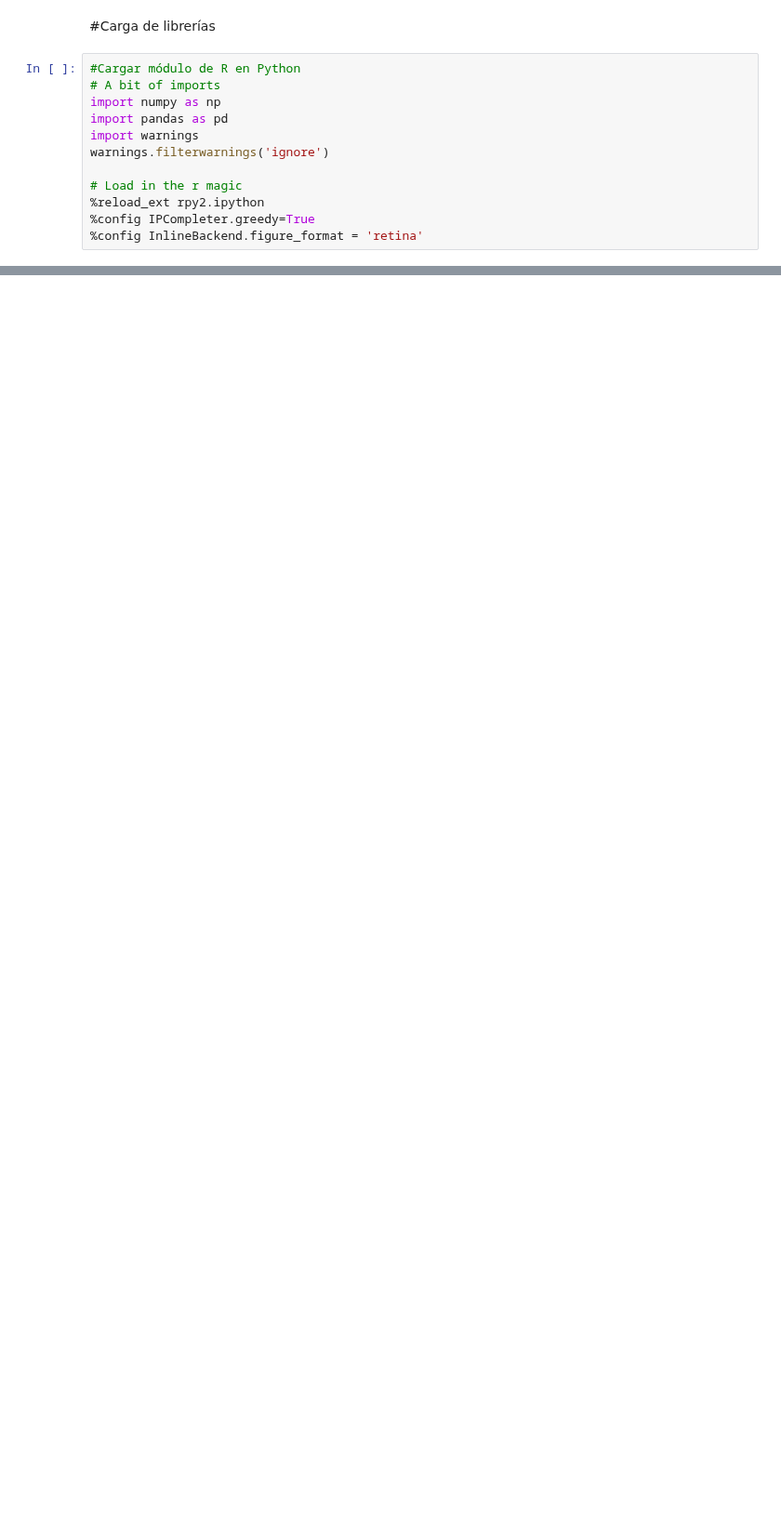
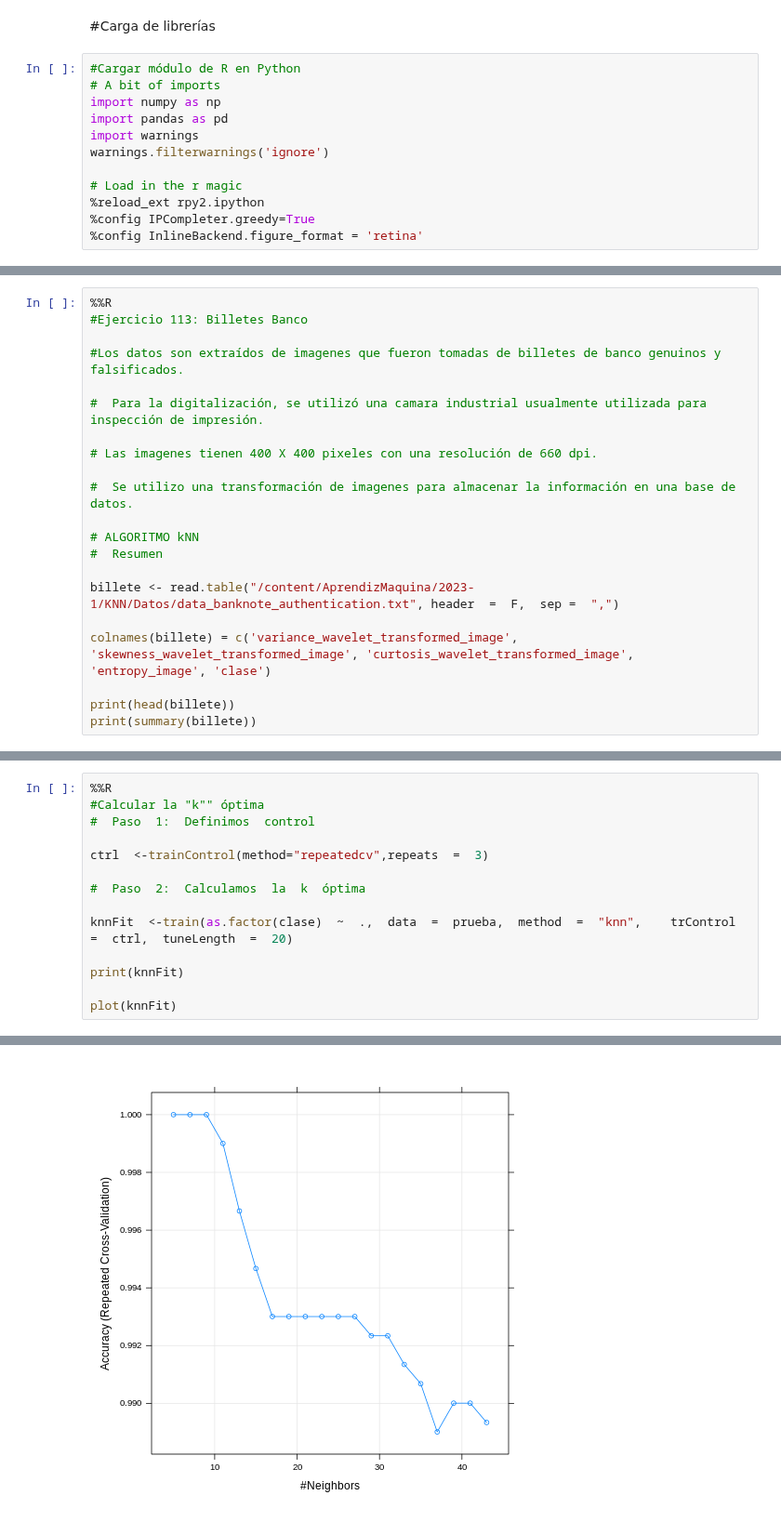
Before and after one commit to pikey-msc/AprendizMaquina, a Jupyter notebook: 2023-1/KNN/KNN.ipynb, the cells around one changed output, grey strips where cells are left out. Shown at 93% size. Saved outputs shown, nothing was run; the diff lists cells and outputs as text; blank space fills up the shorter version.

```diff
--- a/2023-1/KNN/KNN.ipynb
+++ b/2023-1/KNN/KNN.ipynb
@@ -213,0 +281,21 @@ plot(knnFit)
+# %%
+%%R
+#Ejercicio 113: Billetes Banco
+
+#Los datos son extraídos de imagenes que fueron tomadas de billetes de banco genuinos y falsificados.
+
+#  Para la digitalización, se utilizó una camara industrial usualmente utilizada para inspección de impresión.
+
+# Las imagenes tienen 400 X 400 pixeles con una resolución de 660 dpi.
+
+#  Se utilizo una transformación de imagenes para almacenar la información en una base de datos.
+
+# ALGORITMO kNN
+#  Resumen
+
+billete <- read.table("/content/AprendizMaquina/2023-1/KNN/Datos/data_banknote_authentication.txt", header  =  F,  sep =  ",")
+
+colnames(billete) = c('variance_wavelet_transformed_image', 'skewness_wavelet_transformed_image', 'curtosis_wavelet_transformed_image', 'entropy_image', 'clase')
+
+print(head(billete))
+print(summary(billete))
@@ -301,0 +393,15 @@ confusionMatrix(as.factor(p),as.factor(test$V5))
+# %%
+%%R
+#Calcular la "k"" óptima
+#  Paso  1:  Definimos  control
+
+ctrl  <-trainControl(method="repeatedcv",repeats  =  3)
+
+#  Paso  2:  Calculamos  la  k  óptima
+
+knnFit  <-train(as.factor(clase)  ~  .,  data  =  prueba,  method  =  "knn",    trControl  =  ctrl,  tuneLength  =  20)
+
+print(knnFit)
+
+plot(knnFit)
+# %% [output]
@@ -301,0 +425 @@ confusionMatrix(as.factor(p),as.factor(test$V5))
+[figure, added]
```
Also changed, not shown: parts of 16 cells of this notebook.
